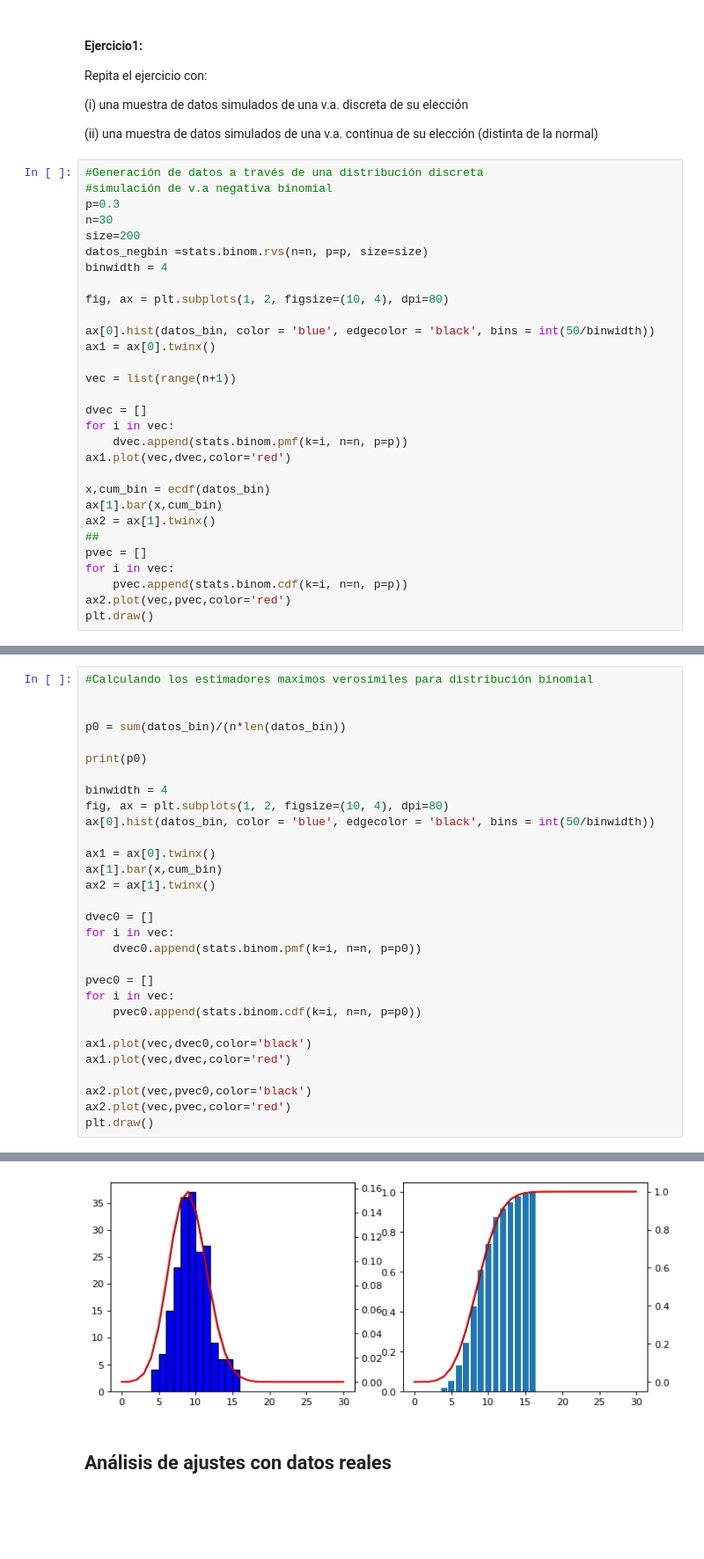
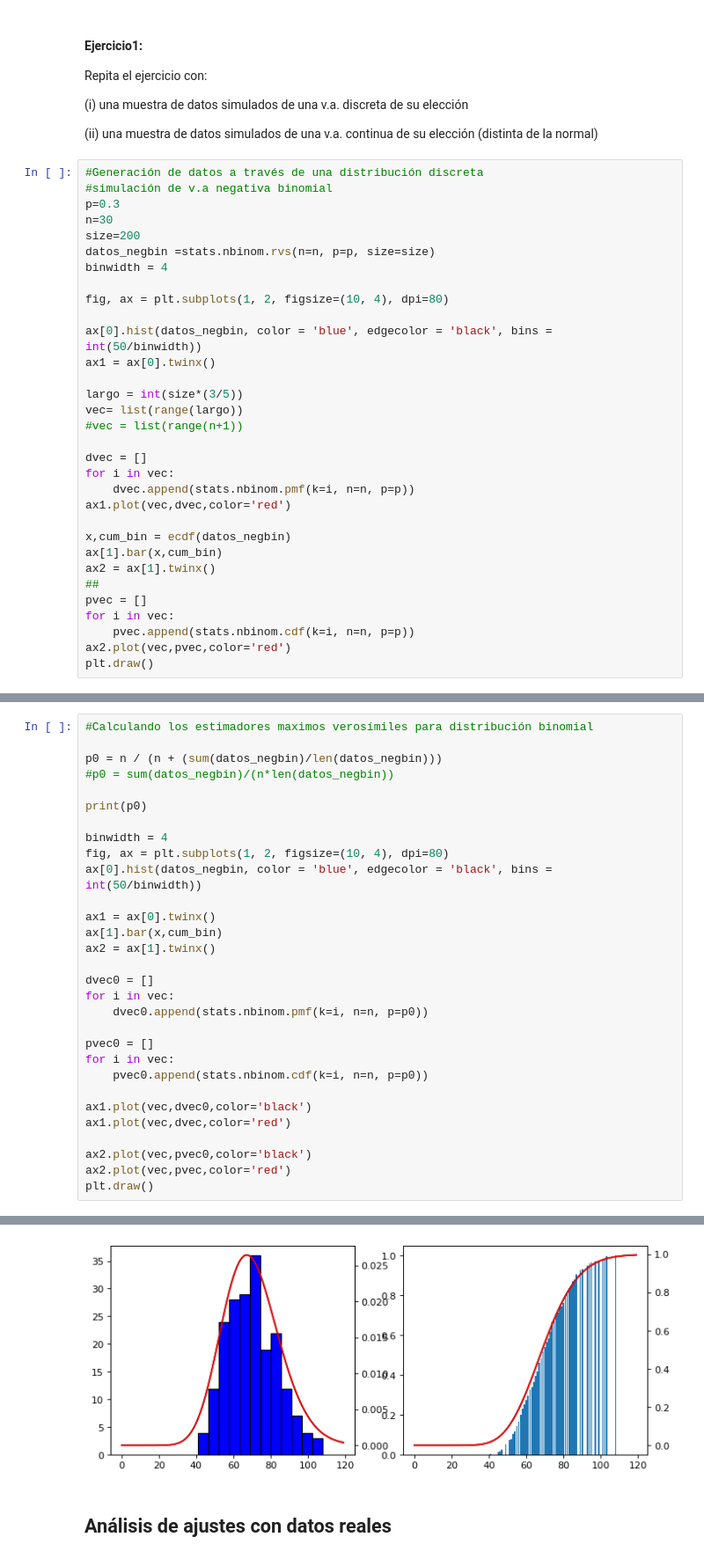
Before and after one commit to estebantejeda/INFO274, a Jupyter notebook: lab3/Laboratorio3.ipynb, the cells around one changed output, grey strips where cells are left out. Shown at 88% size. Drawn from its saved outputs; the diff is of its cells as text; blank space fills up the shorter version.

```diff
--- a/lab3/Laboratorio3.ipynb
+++ b/lab3/Laboratorio3.ipynb
@@ -127,28 +127,30 @@ Repita el ejercicio con:
 p=0.3
 n=30
 size=200
-datos_negbin =stats.binom.rvs(n=n, p=p, size=size)
+datos_negbin =stats.nbinom.rvs(n=n, p=p, size=size)
 binwidth = 4
 
 fig, ax = plt.subplots(1, 2, figsize=(10, 4), dpi=80)
 
-ax[0].hist(datos_bin, color = 'blue', edgecolor = 'black', bins = int(50/binwidth))
+ax[0].hist(datos_negbin, color = 'blue', edgecolor = 'black', bins = int(50/binwidth))
 ax1 = ax[0].twinx()
 
-vec = list(range(n+1))
+largo = int(size*(3/5))
+vec= list(range(largo))
+#vec = list(range(n+1))
 
 dvec = []
 for i in vec:
-    dvec.append(stats.binom.pmf(k=i, n=n, p=p))
+    dvec.append(stats.nbinom.pmf(k=i, n=n, p=p))
 ax1.plot(vec,dvec,color='red')
 
-x,cum_bin = ecdf(datos_bin)
+x,cum_bin = ecdf(datos_negbin)
 ax[1].bar(x,cum_bin)
 ax2 = ax[1].twinx()
 ##
 pvec = []
 for i in vec:
-    pvec.append(stats.binom.cdf(k=i, n=n, p=p))
+    pvec.append(stats.nbinom.cdf(k=i, n=n, p=p))
 ax2.plot(vec,pvec,color='red')
 plt.draw()
 # %% [output]
@@ -156,14 +158,14 @@ plt.draw()
 # %%
 #Calculando los estimadores maximos verosímiles para distribución binomial
 
-
-p0 = sum(datos_bin)/(n*len(datos_bin))
+p0 = n / (n + (sum(datos_negbin)/len(datos_negbin)))
+#p0 = sum(datos_negbin)/(n*len(datos_negbin))
 
 print(p0)
 
 binwidth = 4
 fig, ax = plt.subplots(1, 2, figsize=(10, 4), dpi=80)
-ax[0].hist(datos_bin, color = 'blue', edgecolor = 'black', bins = int(50/binwidth))
+ax[0].hist(datos_negbin, color = 'blue', edgecolor = 'black', bins = int(50/binwidth))
 
 ax1 = ax[0].twinx()
 ax[1].bar(x,cum_bin)
@@ -171,11 +173,11 @@ ax2 = ax[1].twinx()
 
 dvec0 = []
 for i in vec:
-    dvec0.append(stats.binom.pmf(k=i, n=n, p=p0))
+    dvec0.append(stats.nbinom.pmf(k=i, n=n, p=p0))
 
 pvec0 = []
 for i in vec:
-    pvec0.append(stats.binom.cdf(k=i, n=n, p=p0))
+    pvec0.append(stats.nbinom.cdf(k=i, n=n, p=p0))
 
 ax1.plot(vec,dvec0,color='black')
 ax1.plot(vec,dvec,color='red')
@@ -188,3 +190,3 @@ plt.draw()
-[figure, old version]
+[figure, new version]
 # %% [markdown]
 ## Análisis de ajustes con datos reales
```
Also changed, not shown: parts of 17 cells of this notebook, 2 other files.
